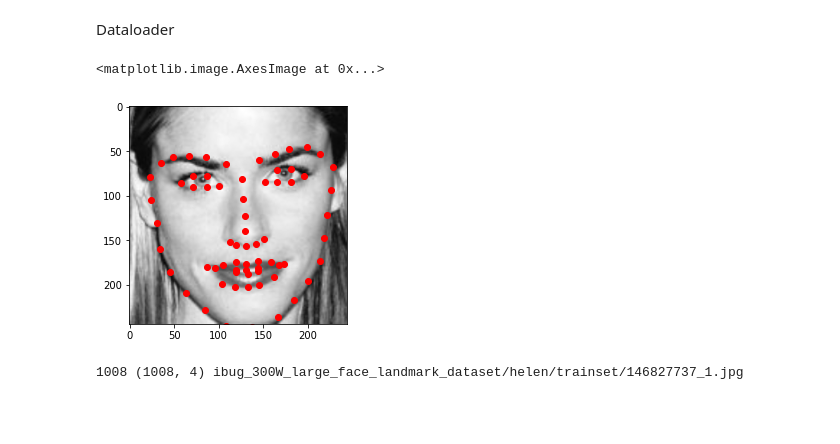
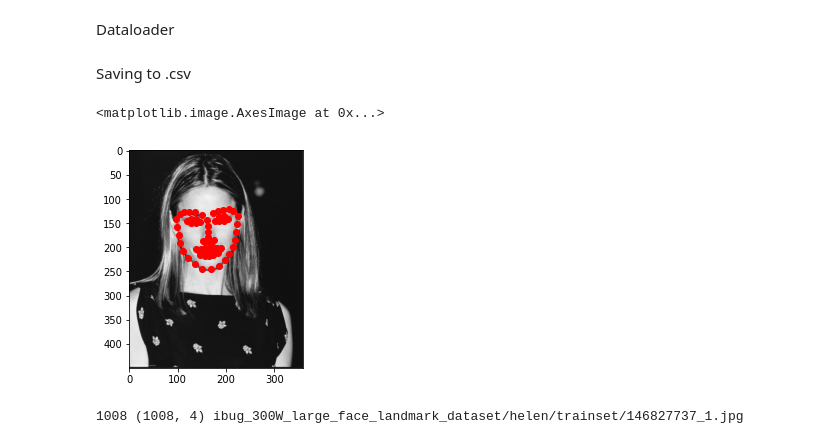
Before and after one commit to sinood/cs194-26_proj4_p3, a Jupyter notebook: cs192_26_proj4.ipynb, the cells around one changed output. Saved outputs shown, nothing was run; the diff lists cells and outputs as text; code cells hidden in the pictures; blank space fills up the shorter version.

```diff
--- a/cs192_26_proj4.ipynb
+++ b/cs192_26_proj4.ipynb
@@ -82,6 +82,27 @@ def crop_resize_keypts(keypoints, bbox, resize_dim, imshape):
   xs = xs*scalar
   ys = ys*scalar
   return xs, ys
+
+def get_original_image_w_pts(keypoints, dataset, dataset_ind):
+  dataset_start_ind = dataset.start_ind
+  im_ind = dataset_start_ind + dataset_ind
+  im = sk.color.rgb2gray(skio.imread(img_filenames[im_ind]))
+  # scalar = resize_dim*1.0 / dataset.im_dim
+  bbox = bboxes[im_ind].astype(int)
+  ret_pts = np.copy(keypoints)
+  ret_pts[:,0] = (keypoints[:,0] / dataset.im_dim)*bbox[2] + bbox[0]
+  ret_pts[:,1] = (keypoints[:,1] / dataset.im_dim)*bbox[3] + bbox[1]
+  return im, ret_pts
+
+def show_im_w_pts(im, keypoints):
+  plt.scatter(keypoints[:, 0], keypoints[:, 1],c='red')
+  plt.imshow(im, cmap='gray')
+
+def save_im_w_pts(im, keypoints, fname):
+  plt.scatter(keypoints[:, 0], keypoints[:, 1],c='red')
+  plt.imshow(im, cmap='gray')
+  plt.savefig(fname)
+  plt.close()
 
 class LandmarkDataset(Dataset):
   def __init__(self, start_ind, end_ind=len(img_filenames), im_dim=244, ims=None, lndmrks=None):
@@ -103,7 +124,7 @@ class LandmarkDataset(Dataset):
         im = crop_img(im, bbox)
         # Resize image and landmarks
         lndmrk[:,0], lndmrk[:,1] = crop_resize_keypts(lndmrk, bbox, self.im_dim, im.shape)
-        im = resize_img(im, resize_dim)
+        im = resize_img(im, self.im_dim)
         # Save image, landmarks
         self.landmarks.append(lndmrk)
         self.imgs.append(im)
@@ -126,3 +147,5 @@ class LandmarkDataset(Dataset):
     im = self.imgs[ind]
     sample = {'image': im, 'landmarks': lndmrk}
     return sample
+# %% [markdown]
+Saving to .csv
@@ -129,13 +172,14 @@ class LandmarkDataset(Dataset):
 # %%
-dataset = LandmarkDataset(6656)
+# dataset = LandmarkDataset(6656)
 sample = dataset[7]
 im = sample['image']
 keypts = sample['landmarks']
+im, keypts = get_original_image_w_pts(keypts, dataset, 7)
 plt.scatter(keypts[:, 0], keypts[:, 1],c='red')
 plt.imshow(im, cmap='gray')
 # %% [output]
 <matplotlib.image.AxesImage at 0x...>
-[figure, old version]
+[figure, new version]
 # %%
 # test dataset testing
 im_t = sk.color.rgb2gray(skio.imread(img_filenames_t[0]))
```
Also changed, not shown: parts of 4 cells of this notebook.
